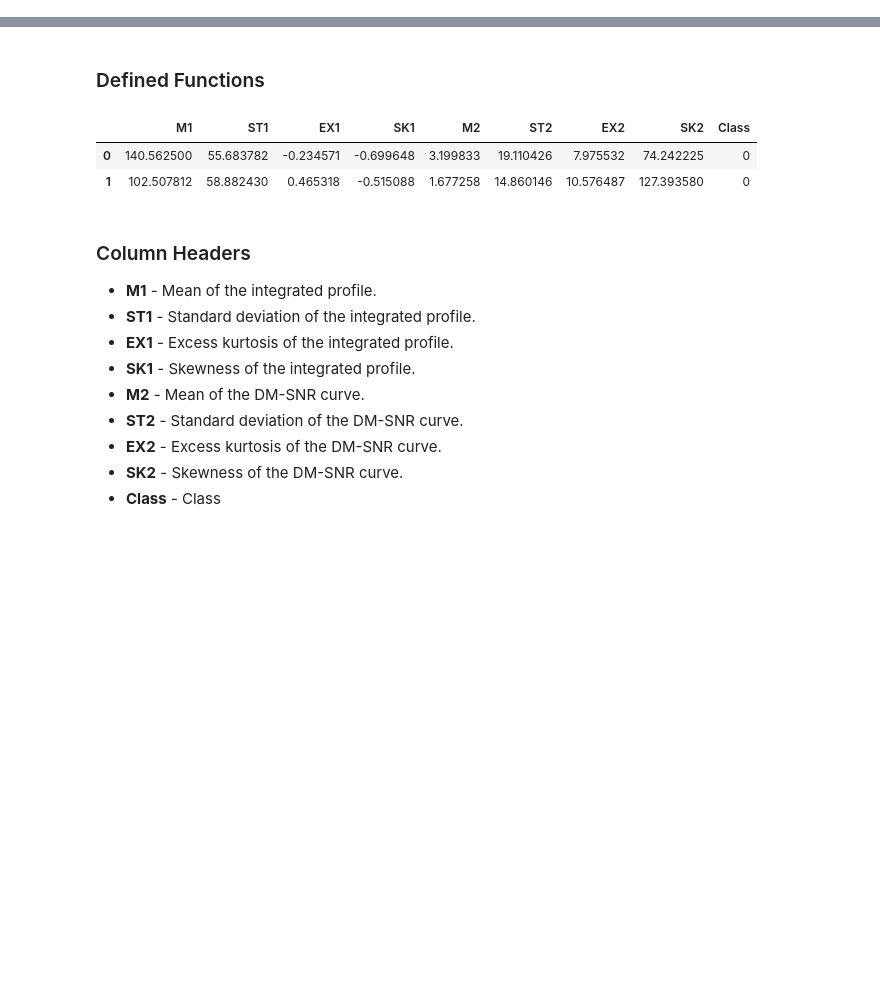
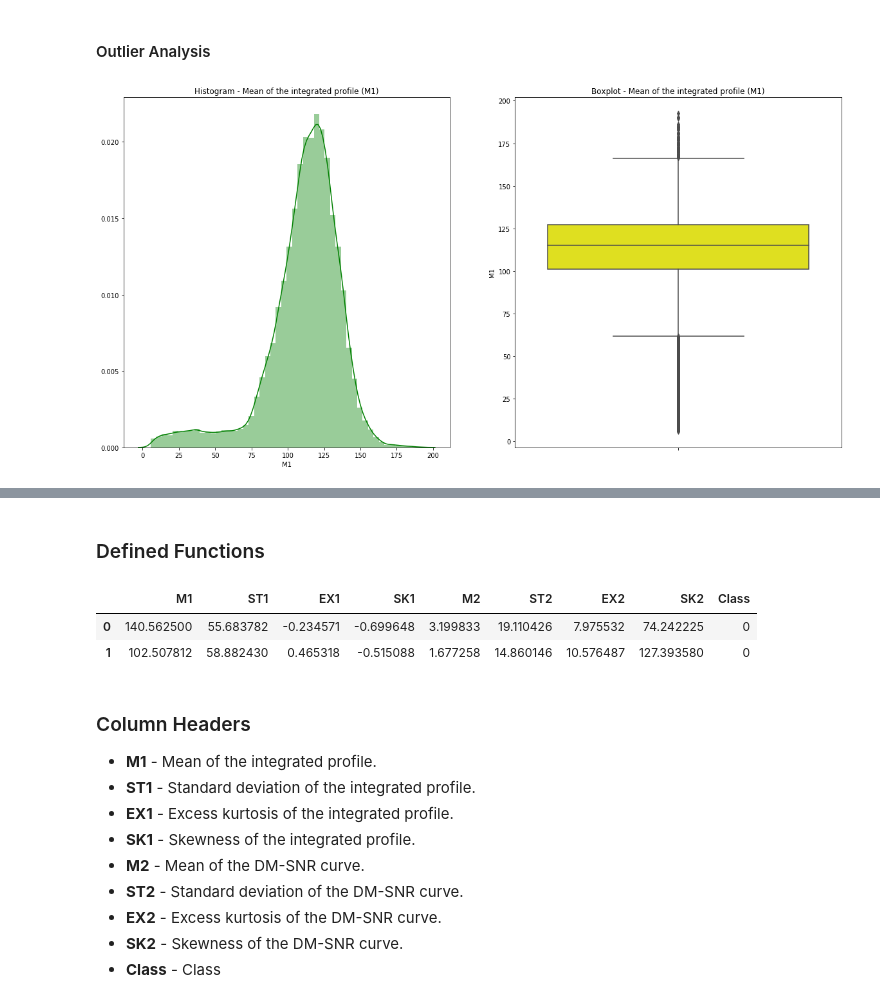
Before and after one commit to nhendersonkuns/awesomedataminers, a Jupyter notebook: pulsars.ipynb, the cells around one changed output, grey strips where cells are left out. Cells and saved outputs as stored; diff of their text form; code cells hidden in the pictures; blank space fills up the shorter version.

```diff
--- a/pulsars.ipynb
+++ b/pulsars.ipynb
@@ -9,0 +13,12 @@ import seaborn as sns
+# %%
+# To verify how data is orgainzed in file(to find the delimiter) and then
+# use corresponding function to open the file. eg
+# data could be in .csv. .tsv, excel format etc.
+pathOfDataFile = "data/HTRU_2.csv"
+firstFewLines = list()
+noOfLinesToView = 5
+
+with open(pathOfDataFile) as dataFile:
+    firstFewLines = [next(dataFile) for i in range(noOfLinesToView)]
+    for line in firstFewLines:
+        print(line)
@@ -9,0 +35,6 @@ import seaborn as sns
+# %%
+# Import the colon delimited data file into pandas dataFrame
+pulsars_Df = pd.read_csv(pathOfDataFile, sep = ",", names= ["M1", "ST1", "EX1", "SK1", "M2", \
+                                      "ST2", "EX2", "SK2", "Class"])
+
+pulsars_Df.head(7)
@@ -9,0 +108,12 @@ import seaborn as sns
+# %% [markdown]
+#### Outlier Analysis
+# %%
+sns.set_palette("Set2")
+fig, axes = plt.subplots(1,2,figsize = (20,10))
+axes[0].set_title("Histogram - Mean of the integrated profile (M1)")
+sns.distplot(pulsars_Df['M1'],kde=True, ax=axes[0],color="green")
+axes[1].set_title("Boxplot - Mean of the integrated profile (M1)")
+sns.boxplot(x = 'M1', ax=axes[1], orient='v', data=pulsars_Df, color="yellow")
+plt.show()
+# %% [output]
+[figure, added]
```
Also changed, not shown: parts of 22 cells of this notebook.
